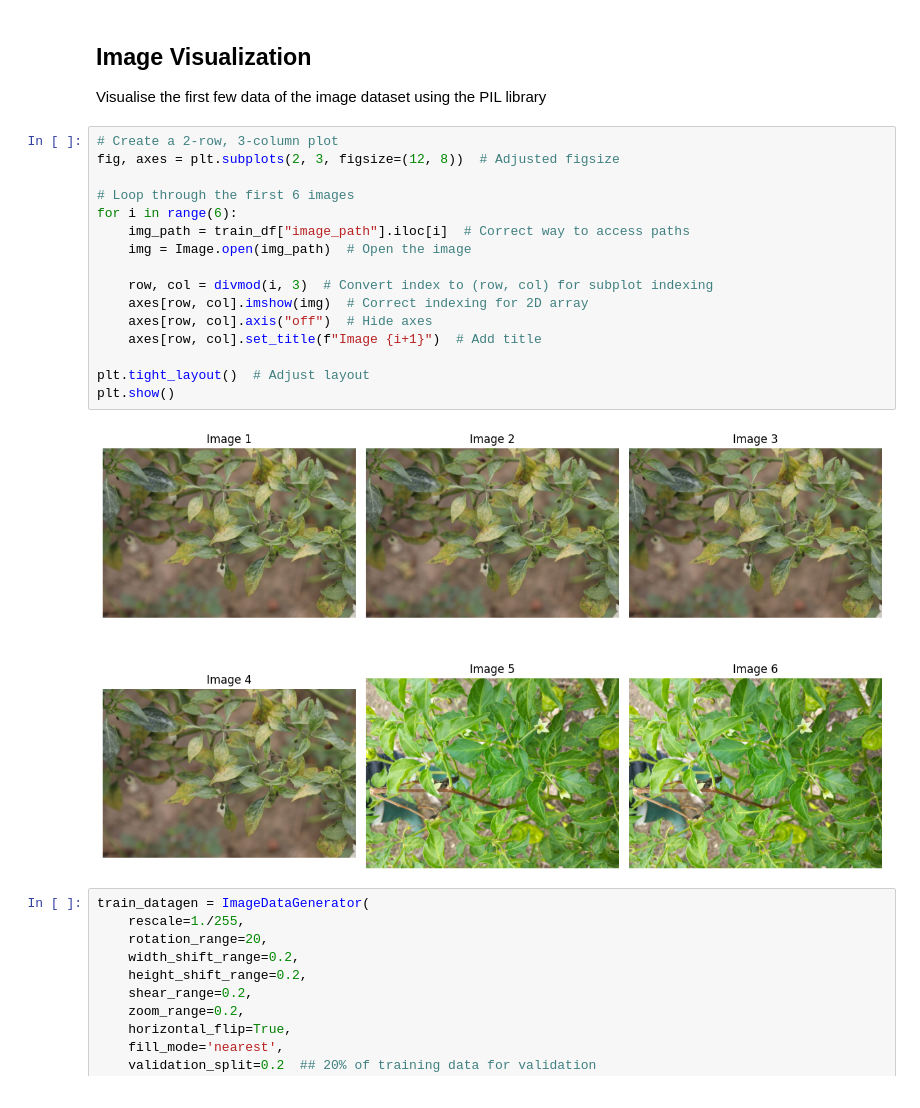
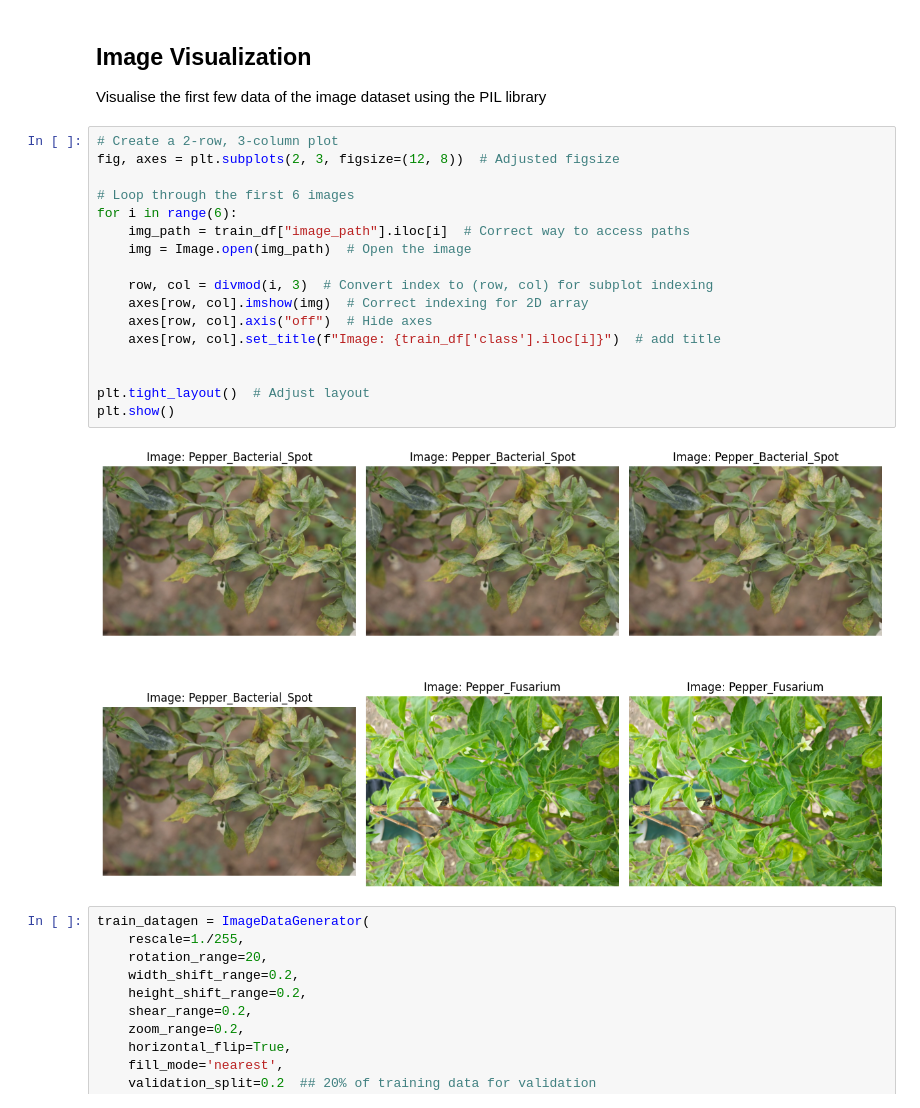
Before and after one commit to IfeoluwaRuth/CNN-Ghana-crop-disease-detection, a Jupyter notebook: g-cropdisease-detection.ipynb, the cells around one changed output. Drawn from its saved outputs; the diff is of its cells as text.

```diff
--- a/g-cropdisease-detection.ipynb
+++ b/g-cropdisease-detection.ipynb
@@ -131,21 +134,22 @@ Visualise the first few data of the image dataset using the PIL library
 # %%
 # Create a 2-row, 3-column plot
 fig, axes = plt.subplots(2, 3, figsize=(12, 8))  # Adjusted figsize
 
 # Loop through the first 6 images
 for i in range(6):
     img_path = train_df["image_path"].iloc[i]  # Correct way to access paths
     img = Image.open(img_path)  # Open the image
 
     row, col = divmod(i, 3)  # Convert index to (row, col) for subplot indexing
     axes[row, col].imshow(img)  # Correct indexing for 2D array
     axes[row, col].axis("off")  # Hide axes
-    axes[row, col].set_title(f"Image {i+1}")  # Add title
+    axes[row, col].set_title(f"Image: {train_df['class'].iloc[i]}")  # add title
+
 
 plt.tight_layout()  # Adjust layout
 plt.show()
 # %% [output]
-[figure, old version]
+[figure, new version]
 # %%
 train_datagen = ImageDataGenerator(
     rescale=1./255,
```
Also changed, not shown: parts of 6 cells of this notebook.
